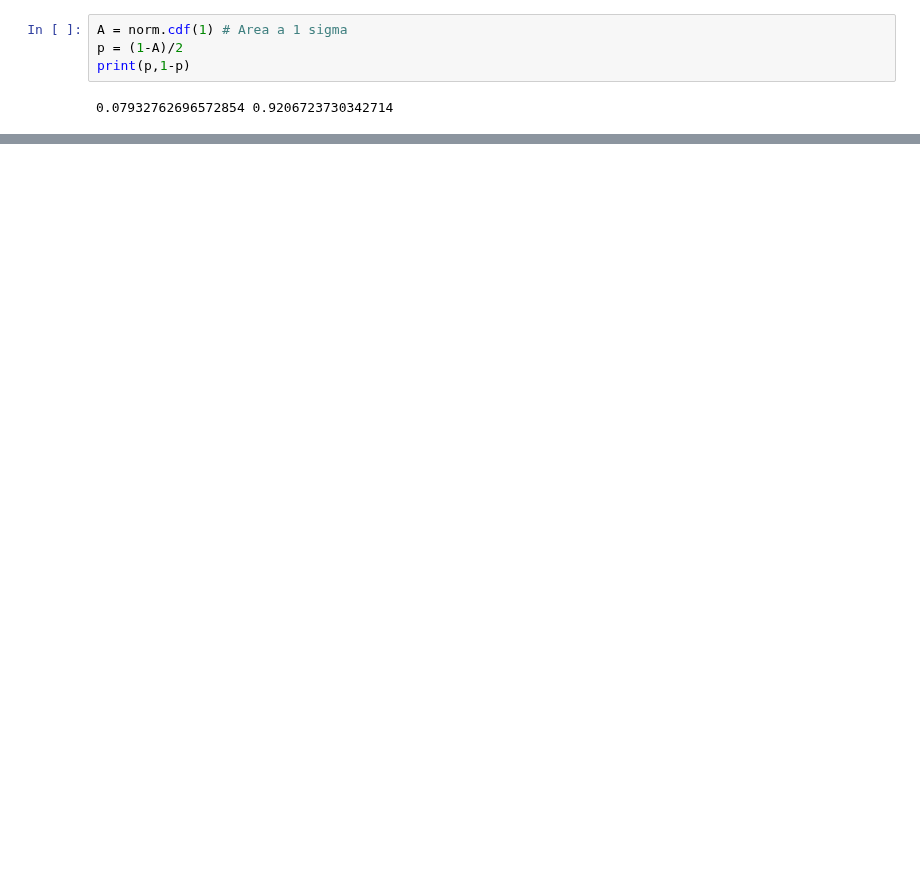
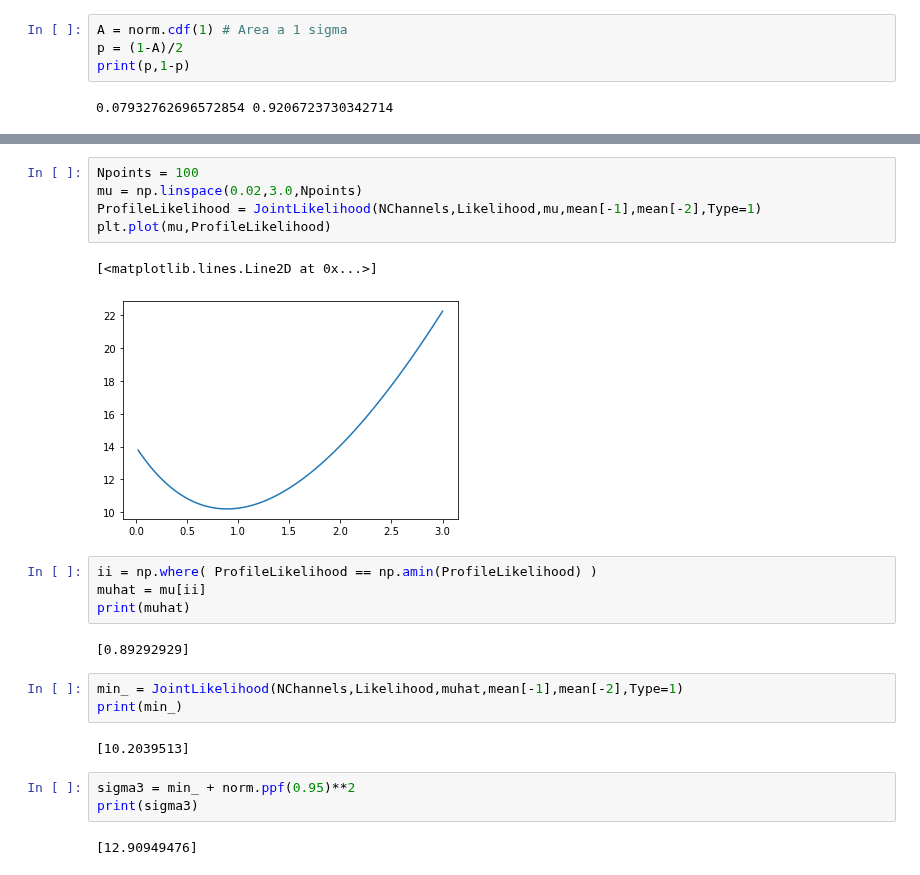
Before and after one commit to danielagda5/MetodosComputacionales202120-1, a Jupyter notebook: Week15/BusquedaMultiCanal.ipynb, the cells around one changed output, grey strips where cells are left out. Cells and saved outputs as stored; diff of their text form; blank space fills up the shorter version.

```diff
--- a/Week15/BusquedaMultiCanal.ipynb
+++ b/Week15/BusquedaMultiCanal.ipynb
@@ -215,0 +216,24 @@ for i in range(len(P[0,:])):
+# %%
+Npoints = 100
+mu = np.linspace(0.02,3.0,Npoints)
+ProfileLikelihood = JointLikelihood(NChannels,Likelihood,mu,mean[-1],mean[-2],Type=1)
+plt.plot(mu,ProfileLikelihood)
+# %% [output]
+[<matplotlib.lines.Line2D at 0x...>]
+[figure, added]
+# %%
+ii = np.where( ProfileLikelihood == np.amin(ProfileLikelihood) )
+muhat = mu[ii]
+print(muhat)
+# %% [output]
+[0.89292929]
+# %%
+min_ = JointLikelihood(NChannels,Likelihood,muhat,mean[-1],mean[-2],Type=1)
+print(min_)
+# %% [output]
+[10.2039513]
+# %%
+sigma3 = min_ + norm.ppf(0.95)**2
+print(sigma3)
+# %% [output]
+[12.90949476]
```
Also changed, not shown: parts of 5 cells of this notebook.
